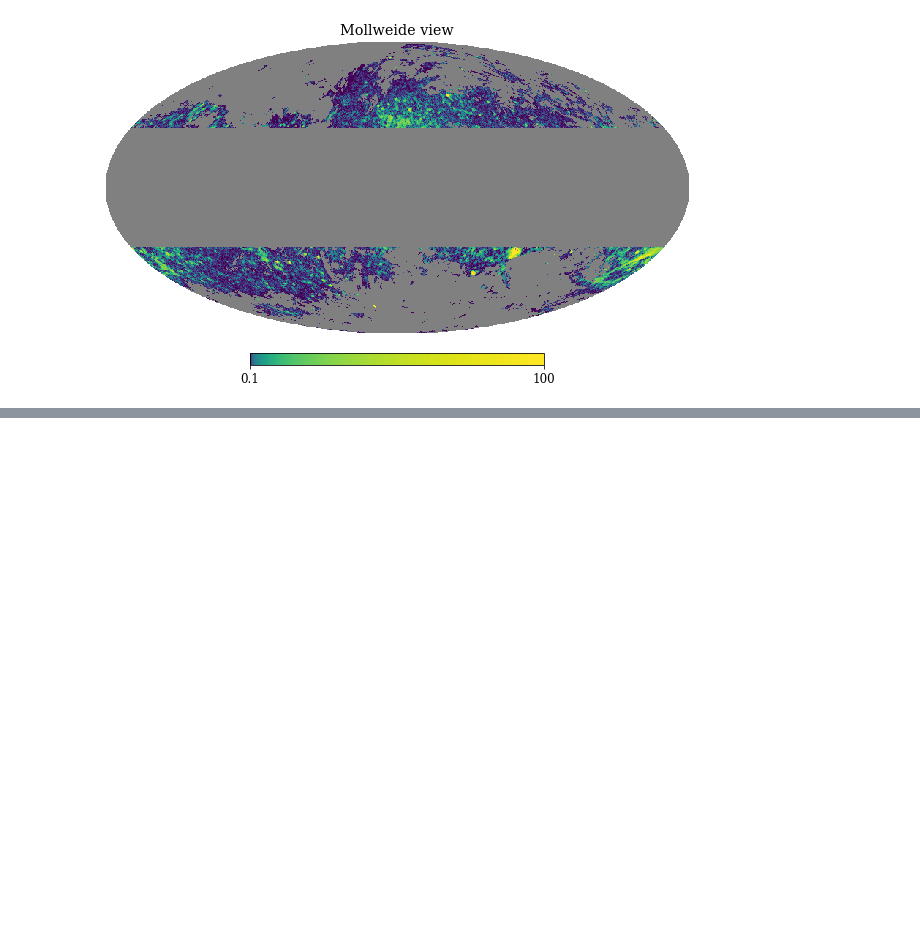
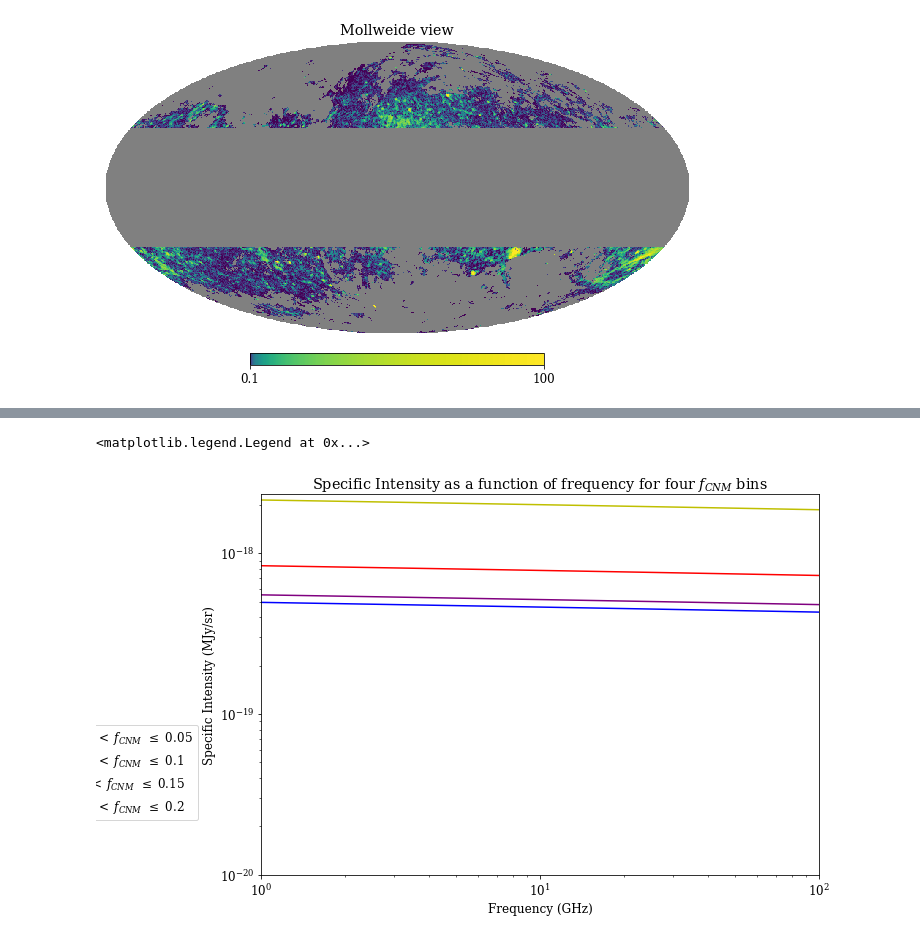
Before and after one commit to mdodici/AME-CNM, a Jupyter notebook: maps/Free Free check.ipynb, the cells around one changed output, grey strips where cells are left out. Drawn from its saved outputs; the diff is of its cells as text; code cells hidden in the pictures; blank space fills up the shorter version.

```diff
--- a/maps/Free Free check.ipynb
+++ b/maps/Free Free check.ipynb
@@ -122,0 +229,60 @@ hp.mollview(ff_1GHz)
+# %%
+def plot_binper(frequencies, med, per84, per16, col, axnum):
+    median_line, = axnum.plot(frequencies, med, color=col)
+    #axnum.fill_between(frequencies, per84, per16, color=col, alpha=.5)
+    #axnum.plot(frequencies, per84, color=col, linestyle=':', alpha=.6)
+    #axnum.plot(frequencies, per16, color=col, linestyle=':', alpha=.6)
+    return median_line
+# %%
+nu_small = np.linspace(1, 100, 100)
+
+Im0, Im1, Im2, Im3 = (np.zeros(len(nu_small)) for i in range(4))
+Is0, Is1, Is2, Is3 = (np.zeros(len(nu_small)) for i in range(4))
+Ip0, Ip1, Ip2, Ip3 = (np.zeros((len(nu_small), 2)) for i in range(4))
+
+low0, low1, low2, low3 = 0.02, 0.05, 0.10, 0.15
+high0, high1, high2, high3 = 0.05, 0.10, 0.15, 0.20
+
+I_normto = I_therm(Ad, Bd, Td, 545)
+
+for i, freq in enumerate(nu_small):
+    I_nu = I_free(ffem, ffT, freq)
+    I_normalize = I_nu/N_HI
+
+    Im0[i] = np.median(I_normalize[(fCNM > low0) & (fCNM <= high0)])
+    Im1[i] = np.median(I_normalize[(fCNM > low1) & (fCNM <= high1)])
+    Im2[i] = np.median(I_normalize[(fCNM > low2) & (fCNM <= high2)])
+    Im3[i] = np.median(I_normalize[(fCNM > low3) & (fCNM <= high3)])
+
+    Ip0[i,:] = np.percentile(I_normalize[(fCNM > low0) & (fCNM <= high0)], (16, 84))
+    Ip1[i,:] = np.percentile(I_normalize[(fCNM > low1) & (fCNM <= high1)], (16, 84))
+    Ip2[i,:] = np.percentile(I_normalize[(fCNM > low2) & (fCNM <= high2)], (16, 84))
+    Ip3[i,:] = np.percentile(I_normalize[(fCNM > low3) & (fCNM <= high3)], (16, 84))
+
+binfig, binax = plt.subplots(figsize=(10,7))
+
+med3 = plot_binper(nu_small, Im3, Ip3[:,0], Ip3[:,1], 'y', binax)
+med2 = plot_binper(nu_small, Im2, Ip2[:,0], Ip2[:,1], 'red', binax)
+med1 = plot_binper(nu_small, Im1, Ip1[:,0], Ip1[:,1], 'purple', binax)
+med0 = plot_binper(nu_small, Im0, Ip0[:,0], Ip0[:,1], 'blue', binax)
+csigma = Line2D([0], [0], color='k', linewidth=3, linestyle=':')
+
+label0 = f"{low0} " + r'$<\:f_{CNM}\;\:\leq$' + f" {high0}"
+label1 = f"{low1} " + r'$<\:f_{CNM}\;\:\leq$' + f" {high1}"
+label2 = f"{low2} " + r'$<\:f_{CNM}\;\:\leq$' + f" {high2}"
+label3 = f"{low3} " + r'$<\:f_{CNM}\;\:\leq$' + f" {high3}"
+lsigma = 'represents ' + r'$\:\pm\:1\:\sigma$'
+
+binax.set_xscale('log')
+binax.set_yscale('log')
+binax.set_xlim(1,100)
+binax.set_ylim(1e-20,)
+binax.set_title('Specific Intensity as a function of frequency for four ' + r'$f_{CNM}$' + ' bins')
+binax.set_xlabel('Frequency (GHz)')
+binax.set_ylabel('Specific Intensity (MJy/sr)')
+
+plt.figlegend(handles=[med0, med1, med2, med3], labels=[label0, label1, label2, label3],
+              loc='lower right', bbox_to_anchor=(0.15, 0.19))
+# %% [output]
+<matplotlib.legend.Legend at 0x...>
+[figure, added]
```
Also changed, not shown: parts of 10 cells of this notebook.
